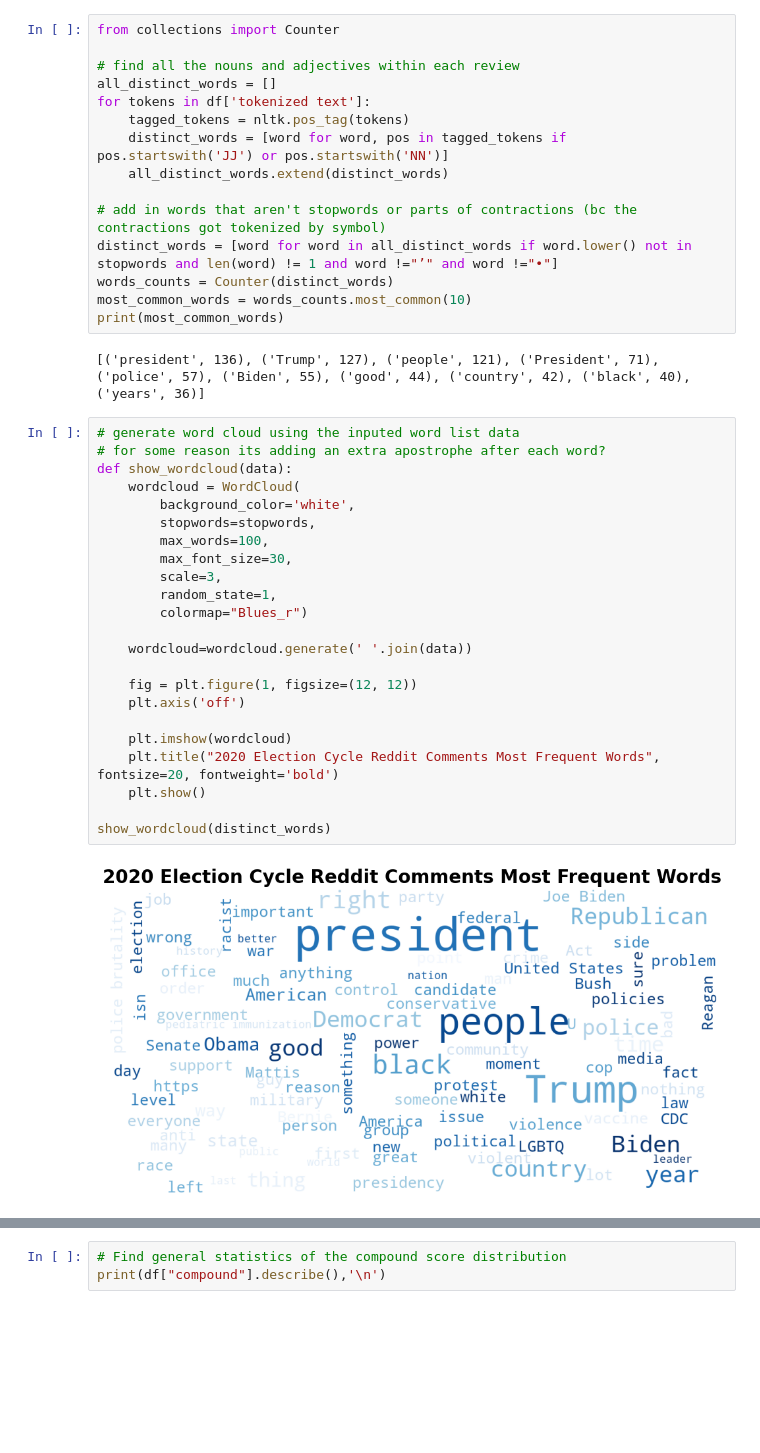
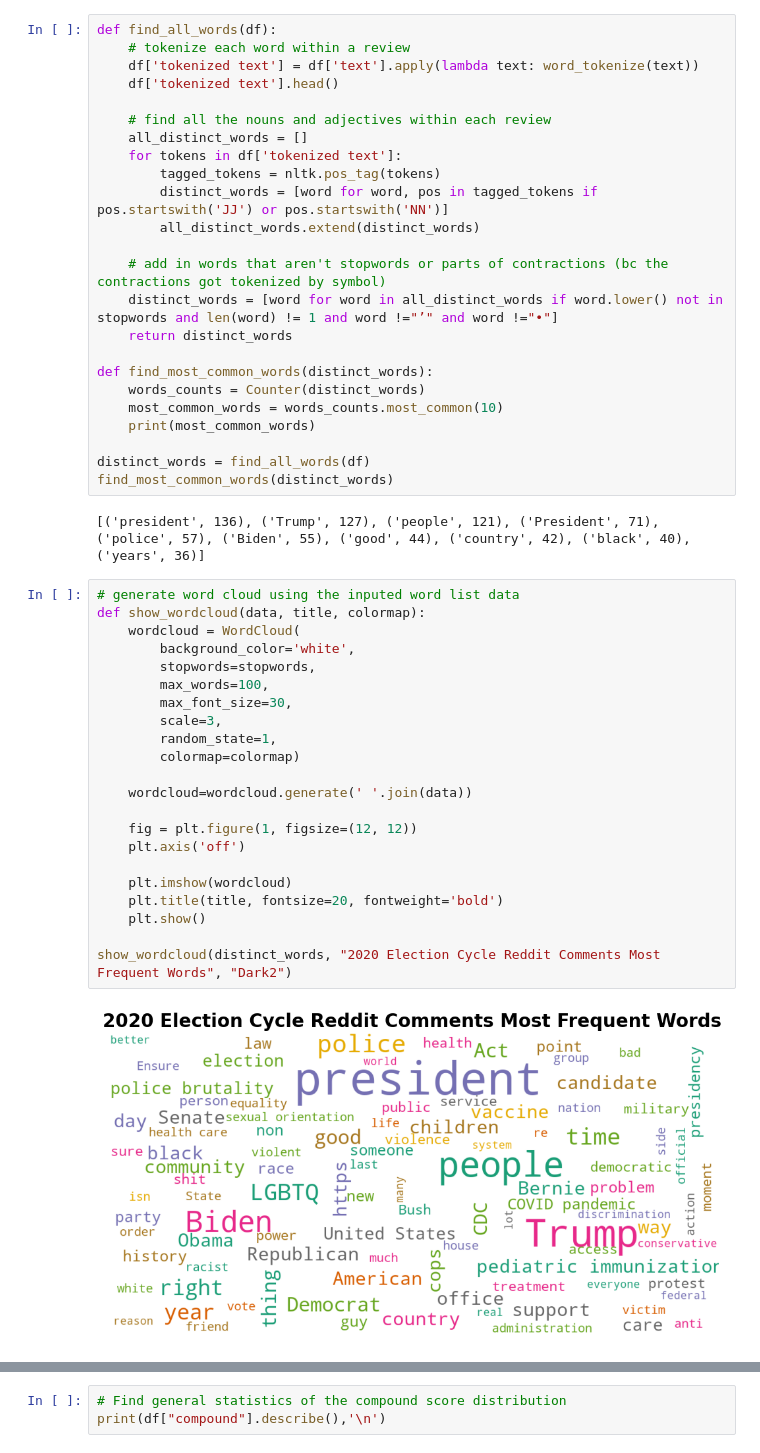
Before and after one commit to gckang/nlp-reddit-election-posts-proj, a Jupyter notebook: exploratory_data_analysis.ipynb, the cells around one changed output, grey strips where cells are left out. Saved outputs shown, nothing was run; the diff lists cells and outputs as text; blank space fills up the shorter version.

```diff
--- a/exploratory_data_analysis.ipynb
+++ b/exploratory_data_analysis.ipynb
@@ -60,42 +54,50 @@ Name: tokenized text, dtype: object
 # %%
-from collections import Counter
+def find_all_words(df):
+    # tokenize each word within a review
+    df['tokenized text'] = df['text'].apply(lambda text: word_tokenize(text))
+    df['tokenized text'].head()
 
-# find all the nouns and adjectives within each review
-all_distinct_words = []
-for tokens in df['tokenized text']:
-    tagged_tokens = nltk.pos_tag(tokens)
-    distinct_words = [word for word, pos in tagged_tokens if pos.startswith('JJ') or pos.startswith('NN')]
-    all_distinct_words.extend(distinct_words)
+    # find all the nouns and adjectives within each review
+    all_distinct_words = []
+    for tokens in df['tokenized text']:
+        tagged_tokens = nltk.pos_tag(tokens)
+        distinct_words = [word for word, pos in tagged_tokens if pos.startswith('JJ') or pos.startswith('NN')]
+        all_distinct_words.extend(distinct_words)
 
-# add in words that aren't stopwords or parts of contractions (bc the contractions got tokenized by symbol)
-distinct_words = [word for word in all_distinct_words if word.lower() not in stopwords and len(word) != 1 and word !="’" and word !="•"]
-words_counts = Counter(distinct_words)
-most_common_words = words_counts.most_common(10)
-print(most_common_words)
+    # add in words that aren't stopwords or parts of contractions (bc the contractions got tokenized by symbol)
+    distinct_words = [word for word in all_distinct_words if word.lower() not in stopwords and len(word) != 1 and word !="’" and word !="•"]
+    return distinct_words
+
+def find_most_common_words(distinct_words):
+    words_counts = Counter(distinct_words)
+    most_common_words = words_counts.most_common(10)
+    print(most_common_words)
+
+distinct_words = find_all_words(df)
+find_most_common_words(distinct_words)
 # %% [output]
 [('president', 136), ('Trump', 127), ('people', 121), ('President', 71), ('police', 57), ('Biden', 55), ('good', 44), ('country', 42), ('black', 40), ('years', 36)]
 # %%
 # generate word cloud using the inputed word list data
-# for some reason its adding an extra apostrophe after each word?
-def show_wordcloud(data):
+def show_wordcloud(data, title, colormap):
     wordcloud = WordCloud(
         background_color='white',
         stopwords=stopwords,
         max_words=100,
         max_font_size=30,
         scale=3,
         random_state=1,
-        colormap="Blues_r")
+        colormap=colormap)
 
     wordcloud=wordcloud.generate(' '.join(data))
 
     fig = plt.figure(1, figsize=(12, 12))
     plt.axis('off')
 
     plt.imshow(wordcloud)
-    plt.title("2020 Election Cycle Reddit Comments Most Frequent Words", fontsize=20, fontweight='bold')
+    plt.title(title, fontsize=20, fontweight='bold')
     plt.show()
 
-show_wordcloud(distinct_words)
+show_wordcloud(distinct_words, "2020 Election Cycle Reddit Comments Most Frequent Words", "Dark2")
 # %% [output]
-[figure, old version]
+[figure, new version]
```
Also changed, not shown: parts of 10 cells of this notebook.
